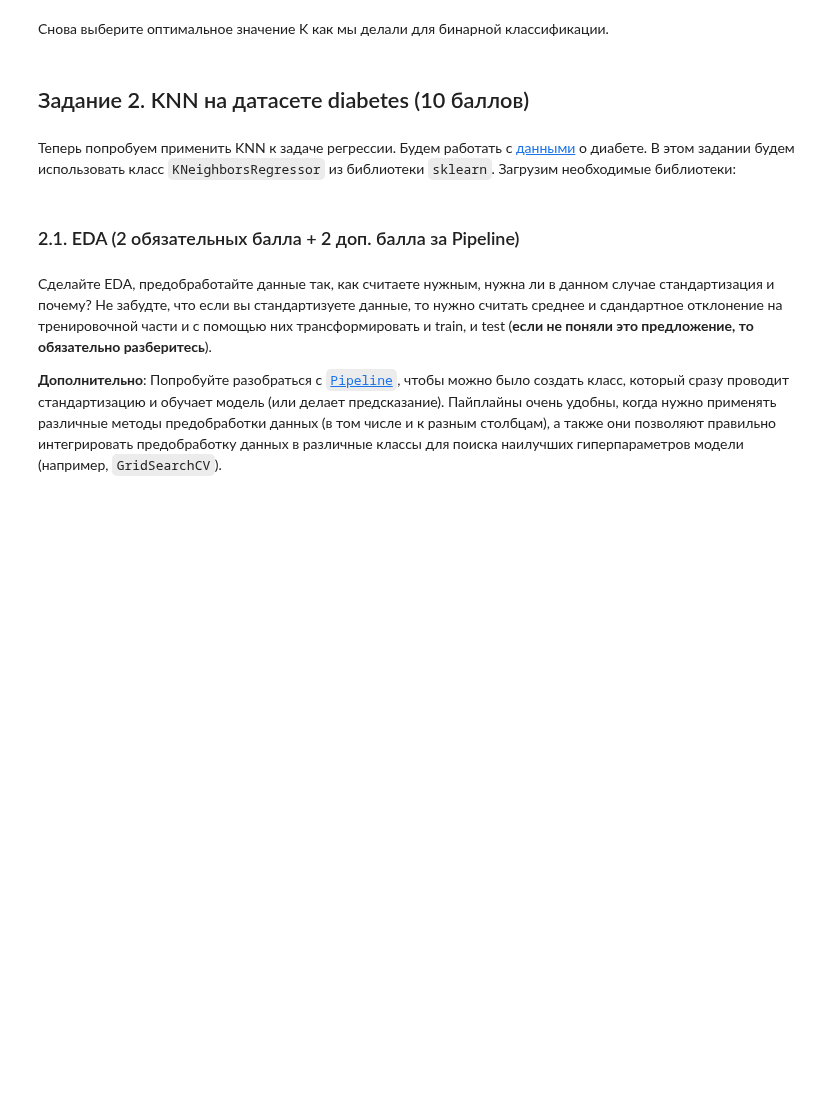
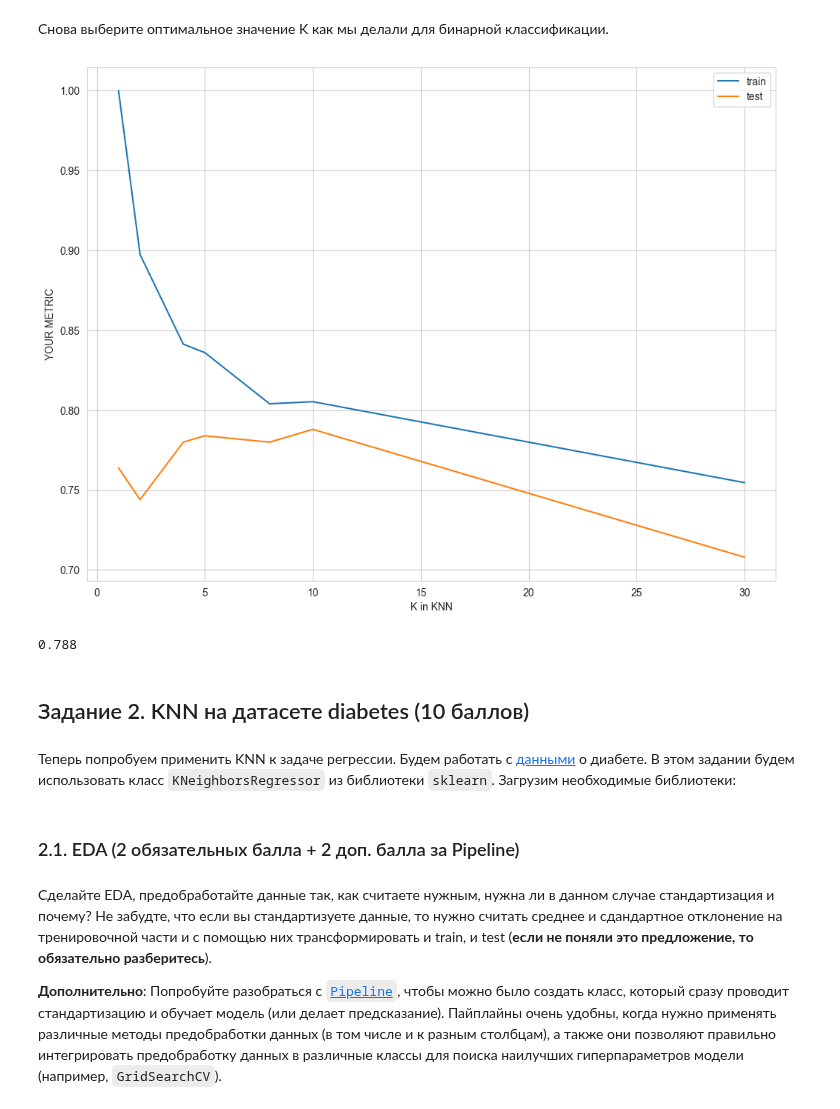
Before and after one commit to EkaterinShitik/BI_ML_2024, a Jupyter notebook: hw1_kNN/code/KNN.ipynb, the cells around one changed output. Cells and saved outputs as stored; diff of their text form; code cells hidden in the pictures; blank space fills up the shorter version.

```diff
--- a/hw1_kNN/code/KNN.ipynb
+++ b/hw1_kNN/code/KNN.ipynb
@@ -109,11 +111,11 @@ X_train, X_test, y_train, y_test = train_test_split(X, y, test_size=0.25, random
 # %% [markdown]
 Давайте возьмем для задачи бинарной классификации только объекты с метками классов 0 и 1.
 # %%
-binary_train_X = X_train[np.where((y_train == '0') | (y_train == '1'))[0]]
-binary_train_y = y_train[(y_train == '0') | (y_train == '1')]
+binary_train_X = X_train[np.where((y_train == 0) | (y_train == 1))[0]]
+binary_train_y = y_train[(y_train == 0) | (y_train == 1)]
 
-binary_test_X = X_test[np.where((y_test == '0') | (y_test == '1'))[0]]
-binary_test_y = y_test[(y_test == '0') | (y_test == '1')]
+binary_test_X = X_test[np.where((y_test == 0) | (y_test == 1))[0]]
+binary_test_y = y_test[(y_test == 0) | (y_test == 1)]
 # %% [markdown]
 И вот мы подготовили данные, но модели у нас пока что нет. В нескольких занятиях нашего курса вам придется самостоятельно реализовывать какие-то алгоритмы машинного обучения, а потом сравнивать их с готовыми библиотечными решениями. В остальных заданиях реализовывать алгоритмы будет не обязательно, но может быть полезно, поэтому часто это будут задания на дополнительные баллы, но главное не это, а понимание работы алгоритма после его реализации с нуля на простом numpy. Также это все потом можно оформить в виде репозитория ml_from_scratch и хвастаться перед друзьями.
 # %%
@@ -184,4 +209,6 @@ from sklearn.metrics import precision_score, recall_score, f1_score, accuracy_sc
 # %%
+# Использовать функции, которые я реализовала в своей функции?
+
 def find_best_k(X_train, y_train, X_test, y_test, params, metric):
     """
     Choose the best k for KKNClassifier
@@ -197,10 +224,28 @@ def find_best_k(X_train, y_train, X_test, y_test, params, metric):
     test_metrics the list of metric values on test data set for each k in params
     """
 
-    """
-    YOUR CODE IS HERE
-    """
-    pass
+    train_metrics = []
+    test_metrics = []
+    for number_k in params:
+        knn_classifier = KNNClassifier(k=number_k)
+        knn_classifier.fit(X_train, y_train)
+        y_pred_train = knn_classifier.predict(X_train)
+        y_pred_test = knn_classifier.predict(X_test)
+        if metric == accuracy_score:
+            train_metric = accuracy_score(y_pred_train, y_train)
+            test_metric = accuracy_score(y_pred_test, y_test)
+        elif metric == precision_score:
+            train_metric = precision_score(y_pred_train, y_train)
+            test_metric = precision_score(y_pred_test, y_test)
+        elif metric == recall_score:
+            train_metric = recall_score(y_pred_train, y_train)
+            test_metric = recall_score(y_pred_test, y_test)
+        elif metric == f1_score:
+            train_metric = f1_score(y_pred_train, y_train)
+            test_metric = f1_score(y_pred_test, y_test)
+        train_metrics += [train_metric]
+        test_metrics += [test_metric]
+    return train_metrics, test_metrics
 # %%
 params = [1, 2, 4, 5, 8, 10, 30]
 train_metrics, test_metrics = find_best_k(binary_train_X, binary_train_y, binary_test_X, binary_test_y, params, accuracy_score)
@@ -229,5 +285,23 @@ multiclass_accuracy(predictions, y_test)
 # %% [markdown]
 Снова выберите оптимальное значение K как мы делали для бинарной классификации.
+# %%
+params = [1, 2, 4, 5, 8, 10, 30]
+train_metrics, test_metrics = find_best_k(X_train, y_train, X_test, y_test, params, accuracy_score)
+# %%
+plt.plot(params, train_metrics, label="train")
+plt.plot(params, test_metrics, label="test")
+plt.legend()
+plt.xlabel("K in KNN")
+plt.ylabel("YOUR METRIC");
+# %% [output]
+[figure, added]
+# %%
+knn_classifier = KNNClassifier(k=10)
+knn_classifier.fit(X_train, y_train)
+pred_test_y = knn_classifier.predict(X_test)
+multiclass_accuracy(pred_test_y, y_test)
+# %% [output]
+0.788
 # %% [markdown]
 ## Задание 2. KNN на датасете diabetes (10 баллов)
 # %% [markdown]
```
Also changed, not shown: parts of 12 cells of this notebook.
